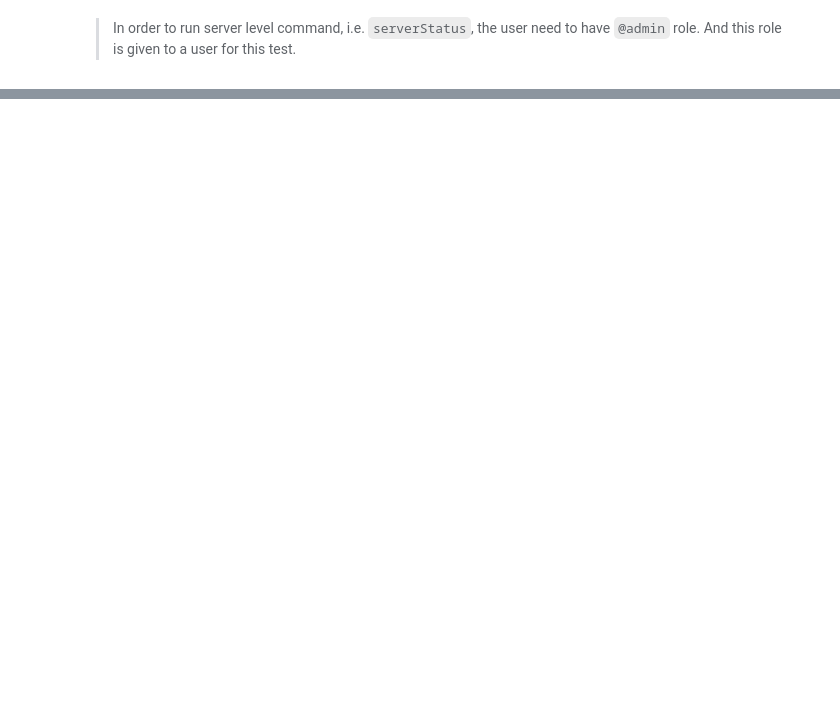
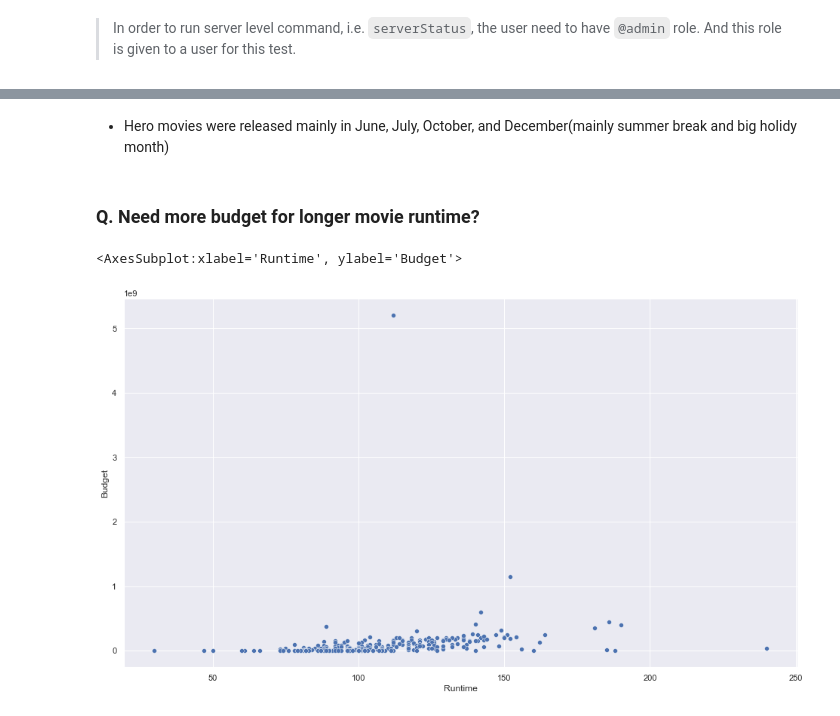
Before and after one commit to 20JUNE22/DA320, a Jupyter notebook: JupyterChartsFromMongDBMid.ipynb, the cells around one changed output, grey strips where cells are left out. Saved outputs shown, nothing was run; the diff lists cells and outputs as text; code cells hidden in the pictures; blank space fills up the shorter version.

```diff
--- a/JupyterChartsFromMongDBMid.ipynb
+++ b/JupyterChartsFromMongDBMid.ipynb
@@ -301,0 +367,9 @@ sns.boxplot(data=df[df["ReleaseYear"] == "2018"], x="ReleaseYear",y="Rating")
+# %% [markdown]
+- Hero movies were released mainly in June, July, October, and December(mainly summer break and big holidy month)
+# %% [markdown]
+### Q. Need more budget for longer movie runtime?
+# %%
+sns.scatterplot(x="Runtime", y="Budget", data=df)
+# %% [output]
+<AxesSubplot:xlabel='Runtime', ylabel='Budget'>
+[figure, added]
```
Also changed, not shown: parts of 67 cells of this notebook, 2 other files.
